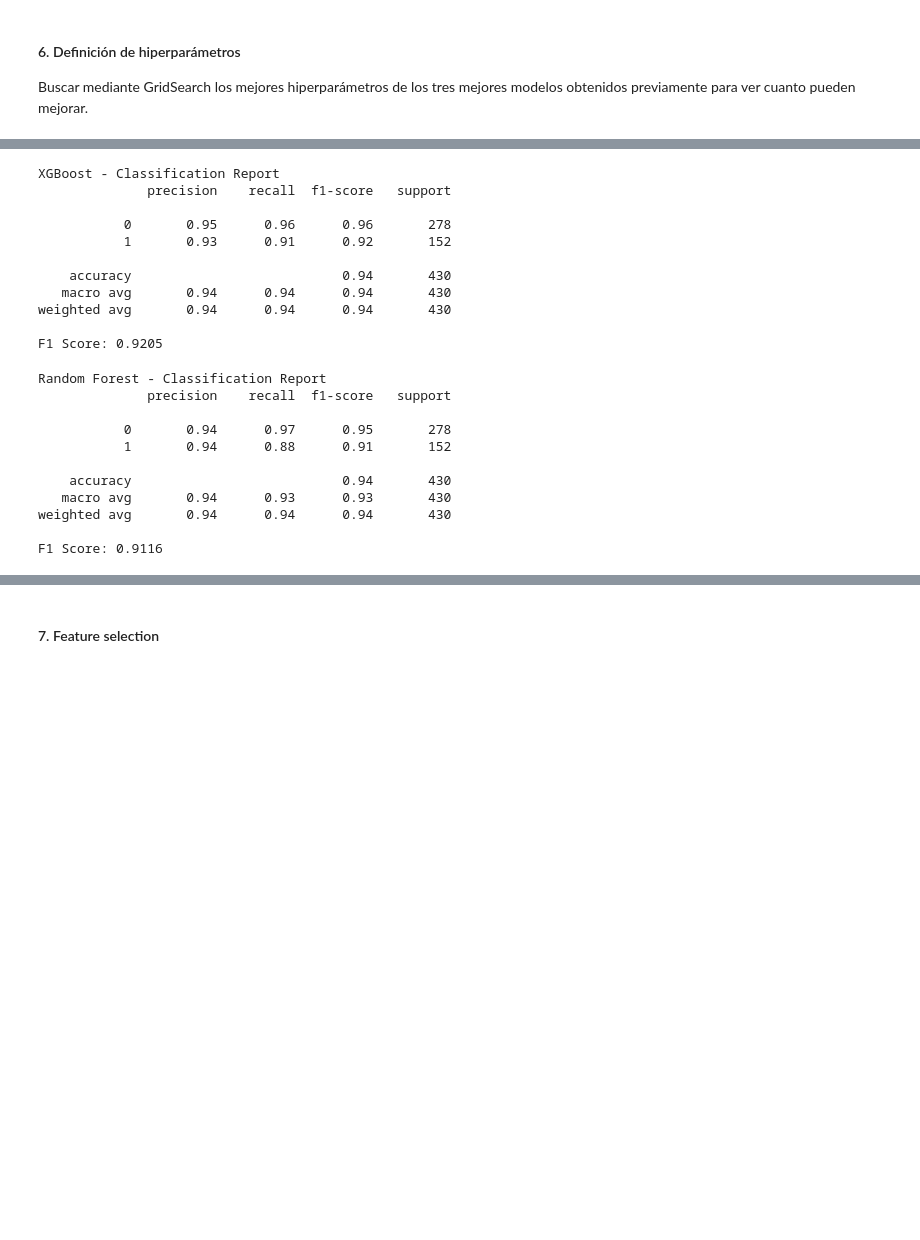
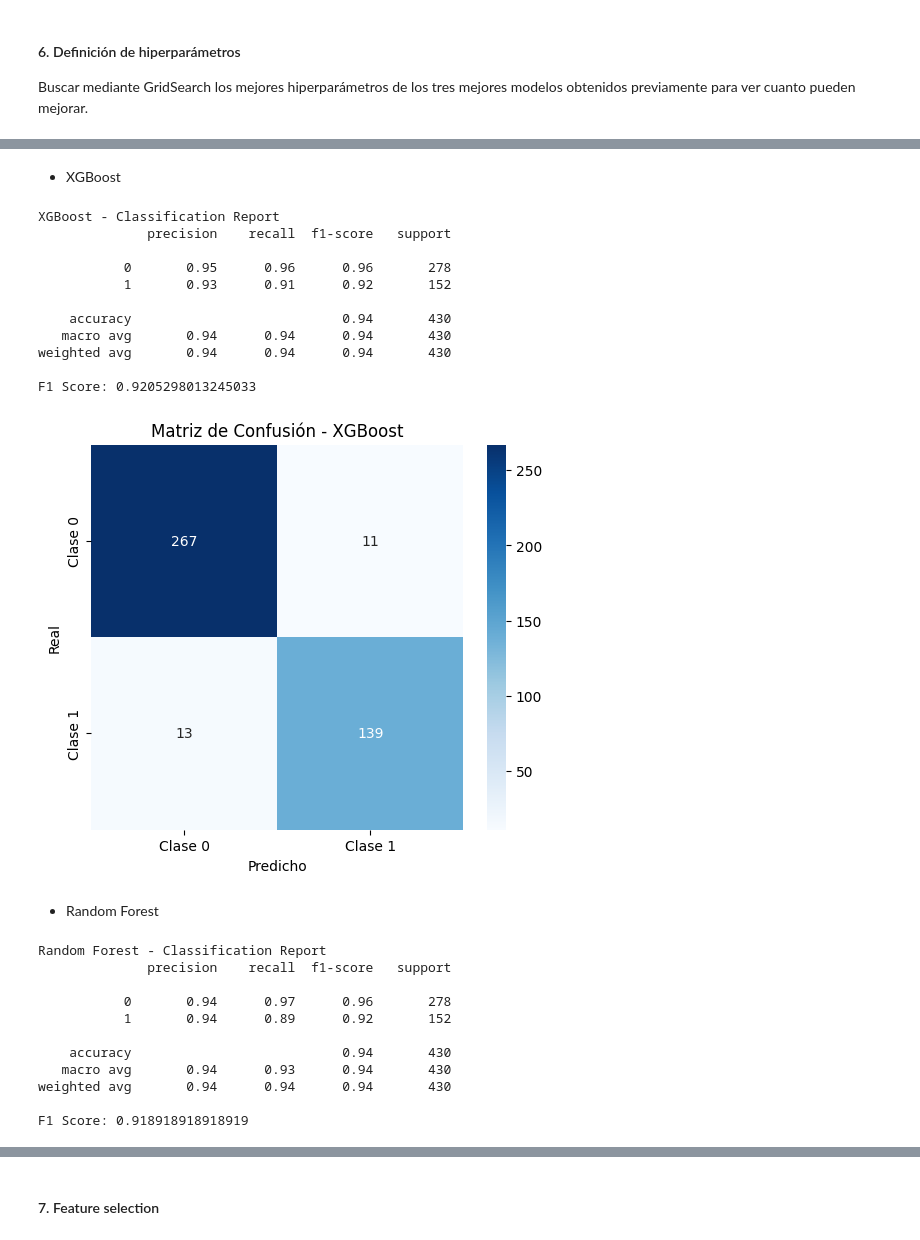
Before and after one commit to MartaaTebar/ML_Alzheimer_Disease, a Jupyter notebook: src/notebooks/primeras_pruebas.ipynb, the cells around one changed output, grey strips where cells are left out. Cells and saved outputs as stored; diff of their text form; code cells hidden in the pictures; blank space fills up the shorter version.

```diff
--- a/src/notebooks/primeras_pruebas.ipynb
+++ b/src/notebooks/primeras_pruebas.ipynb
@@ -492,3 +516,5 @@ F1 Score: 0.9333
+# %% [markdown]
+* XGBoost
 # %%
 best_xgb = xgb.XGBClassifier(**best_params['XGBoost'])
 best_xgb.fit(X_train, y_train)
@@ -496,7 +522,7 @@ y_pred_xgb = best_xgb.predict(X_test)
 
 print("XGBoost - Classification Report")
 print(classification_report(y_test, y_pred_xgb))
-print(f"F1 Score: {f1_score(y_test, y_pred_xgb):.4f}")
+print(f"F1 Score: {f1_score(y_test, y_pred_xgb)}")
 # %% [output]
 XGBoost - Classification Report
               precision    recall  f1-score   support
@@ -508,7 +534,13 @@ XGBoost - Classification Report
    macro avg       0.94      0.94      0.94       430
 weighted avg       0.94      0.94      0.94       430
 
-F1 Score: 0.9205
+F1 Score: 0.9205298013245033
+# %%
+plot_confusion_matrix(y_test, y_pred_xgb, "XGBoost")
+# %% [output]
+[figure, added]
+# %% [markdown]
+* Random Forest
 # %%
 best_rf = RandomForestClassifier(**best_params['Random Forest'])
 best_rf.fit(X_train, y_train)
@@ -516,16 +548,16 @@ y_pred_rf = best_rf.predict(X_test)
 
 print("Random Forest - Classification Report")
 print(classification_report(y_test, y_pred_rf))
-print(f"F1 Score: {f1_score(y_test, y_pred_rf):.4f}")
+print(f"F1 Score: {f1_score(y_test, y_pred_rf)}")
 # %% [output]
 Random Forest - Classification Report
               precision    recall  f1-score   support
 
-           0       0.94      0.97      0.95       278
-           1       0.94      0.88      0.91       152
+           0       0.94      0.97      0.96       278
+           1       0.94      0.89      0.92       152
 
     accuracy                           0.94       430
-   macro avg       0.94      0.93      0.93       430
+   macro avg       0.94      0.93      0.94       430
 weighted avg       0.94      0.94      0.94       430
 
-F1 Score: 0.9116
+F1 Score: 0.918918918918919
```
Also changed, not shown: parts of 23 cells of this notebook.
